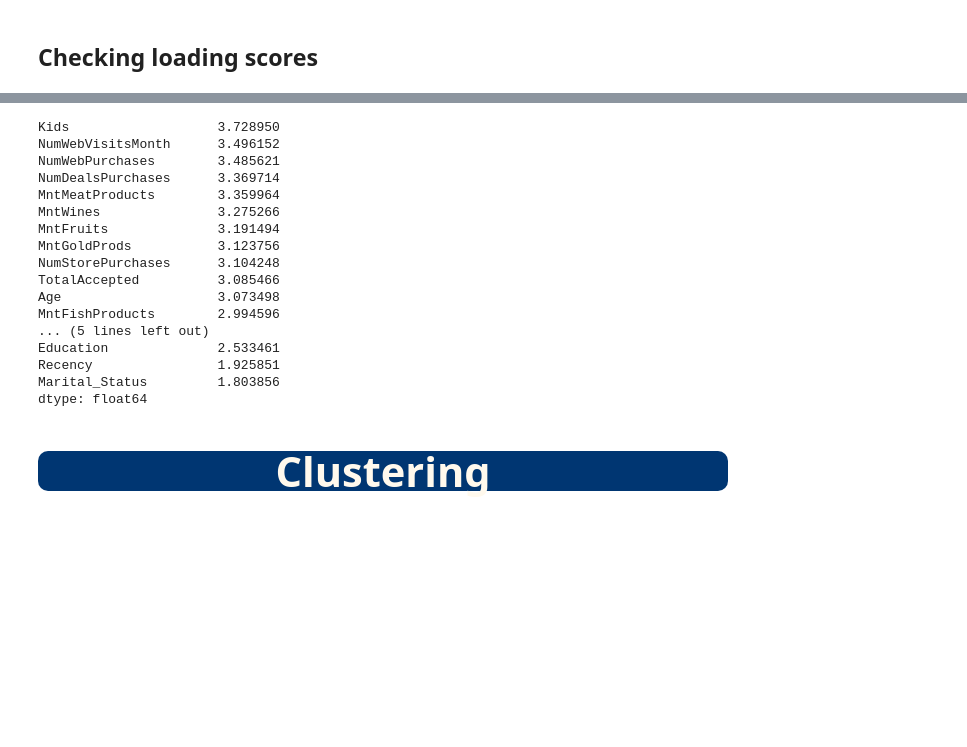
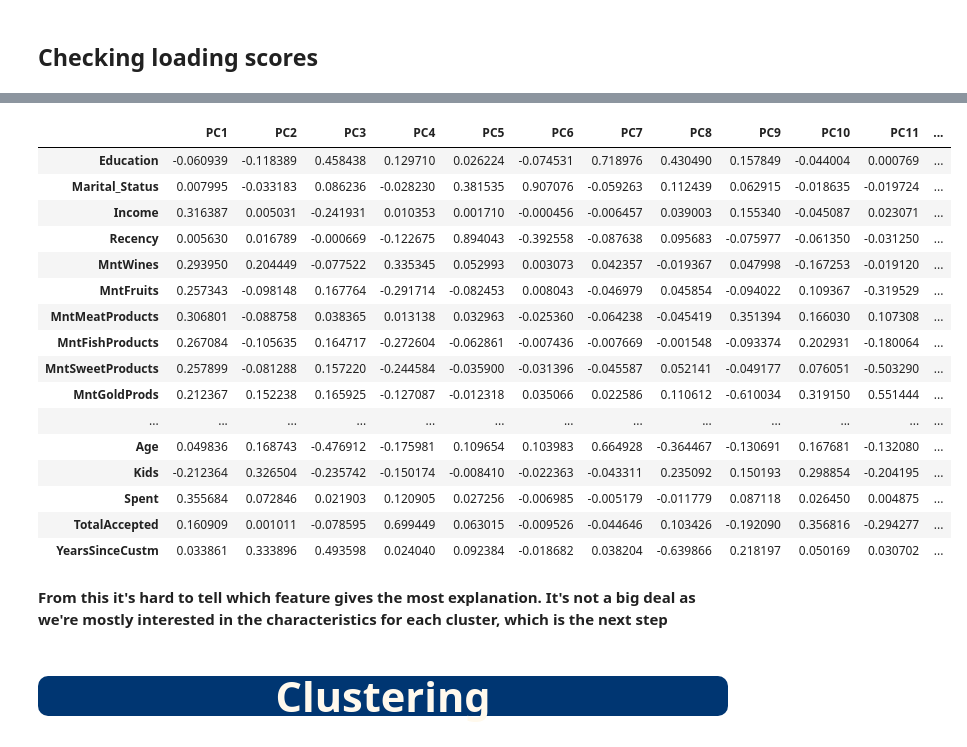
Before and after one commit to Brice-Vergnou/customer_segm, a Jupyter notebook: customer-segmentation.ipynb, the cells around one changed output, grey strips where cells are left out. Drawn from its saved outputs; the diff is of its cells as text; code cells hidden in the pictures; blank space fills up the shorter version.

```diff
--- a/customer-segmentation.ipynb
+++ b/customer-segmentation.ipynb
@@ -516,8 +518,8 @@ fig.update_layout(margin=dict(l=0,b=0,r=0,t=0))
 # %% [markdown]
 ## Checking loading scores
 # %%
-loadings = pca.components_.T
-df_loadings = pd.DataFrame(loadings, columns=["PC"+str(i+1) for i in range(len(scaled_and_reduced_data.columns))], index=data.columns)
+loadings = pca.components_[:13]
+df_loadings = pd.DataFrame(loadings.T, columns=["PC"+str(i+1) for i in range(13)], index=data.columns)
 
 fig = px.scatter_3d(df_loadings,
                 x="PC1",y="PC2",z="PC3",
@@ -527,31 +529,28 @@ fig.update_layout(margin=dict(l=0,b=0,r=0,t=0))
 fig.show()
 # %% [output]
 [interactive output not drawn]
-# %%
-cum_loadings = {}
-
-for col in df_loadings.T.columns:
-    cum_loadings[col] = sum([abs(df_loadings.T[col][i]) for i in range(df_loadings.T.shape[1])])
-
-pd.Series(cum_loadings).sort_values(ascending=False)
-# %% [output]
-Kids                   3.728950
-NumWebVisitsMonth      3.496152
-NumWebPurchases        3.485621
-NumDealsPurchases      3.369714
-MntMeatProducts        3.359964
-MntWines               3.275266
-MntFruits              3.191494
-MntGoldProds           3.123756
-NumStorePurchases      3.104248
-TotalAccepted          3.085466
-Age                    3.073498
-MntFishProducts        2.994596
-... (5 lines left out)
-Education              2.533461
-Recency                1.925851
-Marital_Status         1.803856
-dtype: float64
+# %%
+df_loadings
+# %% [output]
+|  | PC1 | PC2 | PC3 | PC4 | PC5 | PC6 | PC7 | PC8 | PC9 | PC10 | PC11 | ... |
+| Education | -0.060939 | -0.118389 | 0.458438 | 0.129710 | 0.026224 | -0.074531 | 0.718976 | 0.430490 | 0.157849 | -0.044004 | 0.000769 | ... |
+| Marital_Status | 0.007995 | -0.033183 | 0.086236 | -0.028230 | 0.381535 | 0.907076 | -0.059263 | 0.112439 | 0.062915 | -0.018635 | -0.019724 | ... |
+| Income | 0.316387 | 0.005031 | -0.241931 | 0.010353 | 0.001710 | -0.000456 | -0.006457 | 0.039003 | 0.155340 | -0.045087 | 0.023071 | ... |
+| Recency | 0.005630 | 0.016789 | -0.000669 | -0.122675 | 0.894043 | -0.392558 | -0.087638 | 0.095683 | -0.075977 | -0.061350 | -0.031250 | ... |
+| MntWines | 0.293950 | 0.204449 | -0.077522 | 0.335345 | 0.052993 | 0.003073 | 0.042357 | -0.019367 | 0.047998 | -0.167253 | -0.019120 | ... |
+| MntFruits | 0.257343 | -0.098148 | 0.167764 | -0.291714 | -0.082453 | 0.008043 | -0.046979 | 0.045854 | -0.094022 | 0.109367 | -0.319529 | ... |
+| MntMeatProducts | 0.306801 | -0.088758 | 0.038365 | 0.013138 | 0.032963 | -0.025360 | -0.064238 | -0.045419 | 0.351394 | 0.166030 | 0.107308 | ... |
+| MntFishProducts | 0.267084 | -0.105635 | 0.164717 | -0.272604 | -0.062861 | -0.007436 | -0.007669 | -0.001548 | -0.093374 | 0.202931 | -0.180064 | ... |
+| MntSweetProducts | 0.257899 | -0.081288 | 0.157220 | -0.244584 | -0.035900 | -0.031396 | -0.045587 | 0.052141 | -0.049177 | 0.076051 | -0.503290 | ... |
+| MntGoldProds | 0.212367 | 0.152238 | 0.165925 | -0.127087 | -0.012318 | 0.035066 | 0.022586 | 0.110612 | -0.610034 | 0.319150 | 0.551444 | ... |
+| ... | ... | ... | ... | ... | ... | ... | ... | ... | ... | ... | ... | ... |
+| Age | 0.049836 | 0.168743 | -0.476912 | -0.175981 | 0.109654 | 0.103983 | 0.664928 | -0.364467 | -0.130691 | 0.167681 | -0.132080 | ... |
+| Kids | -0.212364 | 0.326504 | -0.235742 | -0.150174 | -0.008410 | -0.022363 | -0.043311 | 0.235092 | 0.150193 | 0.298854 | -0.204195 | ... |
+| Spent | 0.355684 | 0.072846 | 0.021903 | 0.120905 | 0.027256 | -0.006985 | -0.005179 | -0.011779 | 0.087118 | 0.026450 | 0.004875 | ... |
+| TotalAccepted | 0.160909 | 0.001011 | -0.078595 | 0.699449 | 0.063015 | -0.009526 | -0.044646 | 0.103426 | -0.192090 | 0.356816 | -0.294277 | ... |
+| YearsSinceCustm | 0.033861 | 0.333896 | 0.493598 | 0.024040 | 0.092384 | -0.018682 | 0.038204 | -0.639866 | 0.218197 | 0.050169 | 0.030702 | ... |
+# %% [markdown]
+**From this it's hard to tell which feature gives the most explanation. It's not a big deal as we're mostly interested in the characteristics for each cluster, which is the next step**
 # %% [markdown]
 <a id ="7"></a>
 # <p style="background-color:#003672;font-family:newtimeroman;color:#FFF9ED;font-size:150%;text-align:center;border-radius:10px 10px;">Clustering</p>
```
Also changed, not shown: parts of 16 cells of this notebook.
